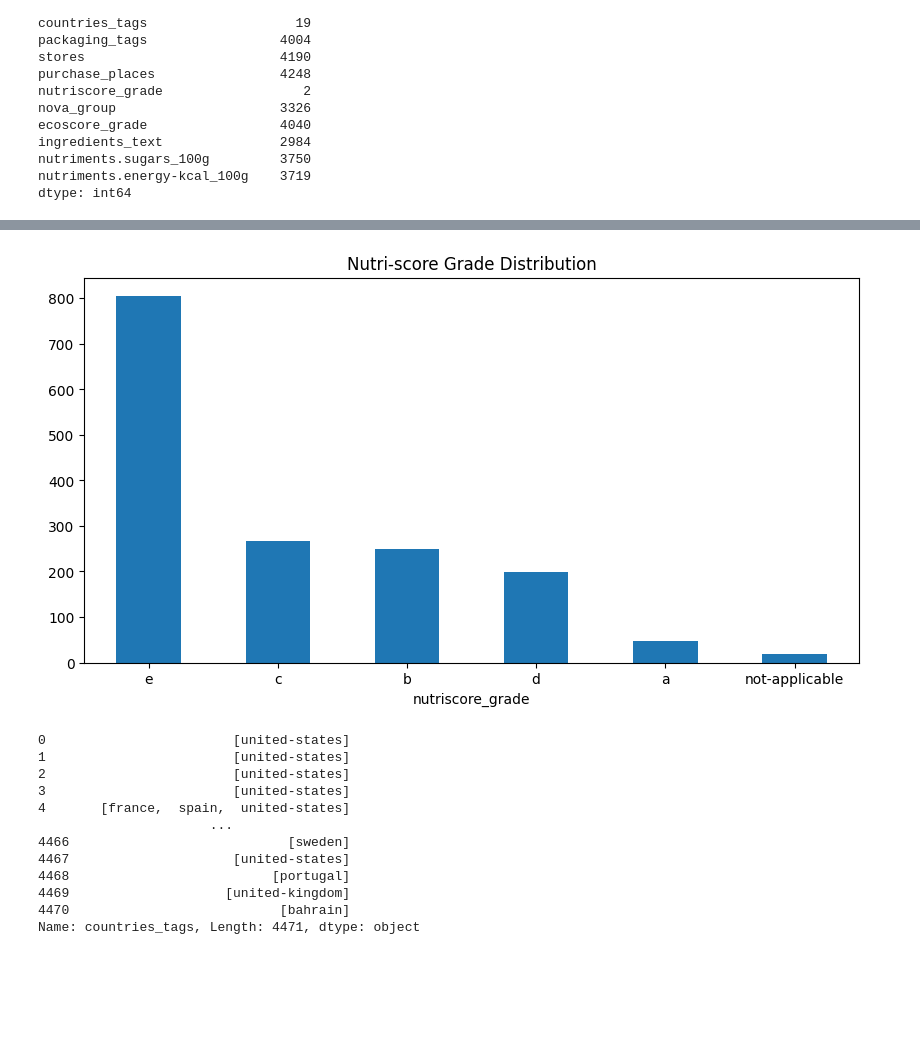
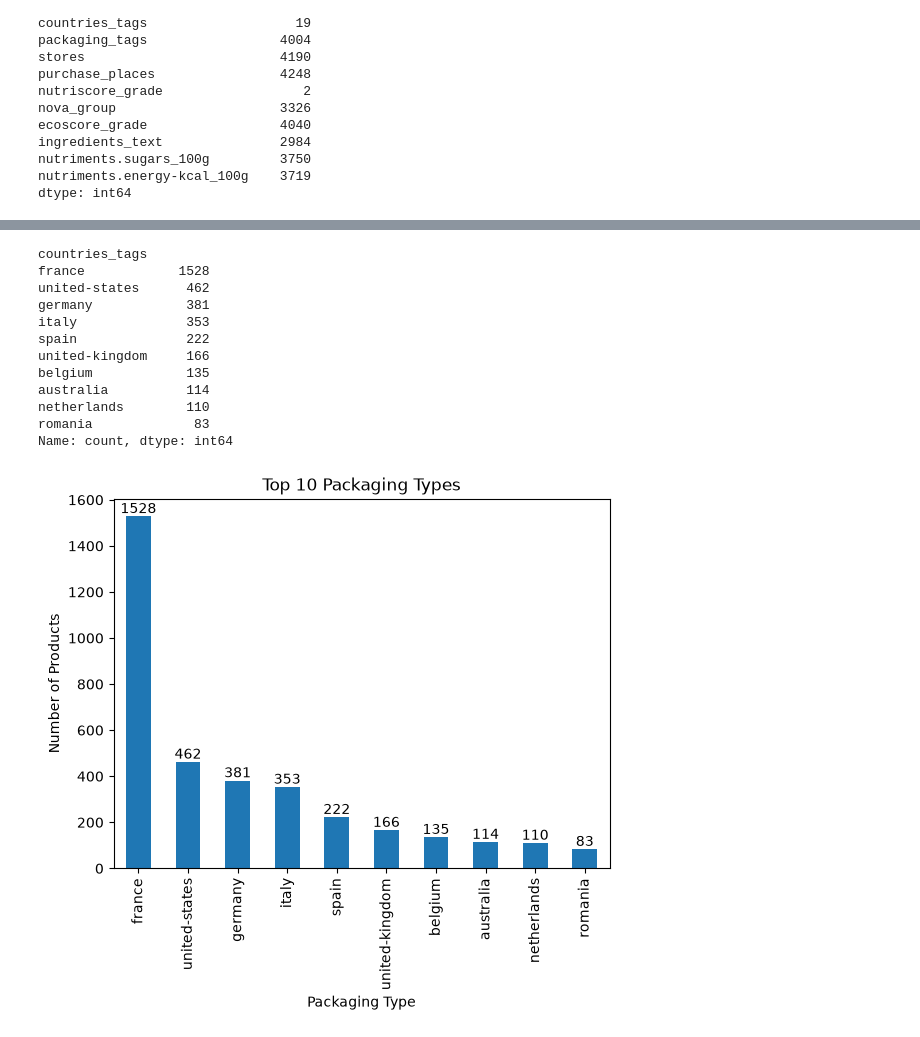
Before and after one commit to Codon-s/cpg-product-intelligence, a Jupyter notebook: project.ipynb, the cells around one changed output, grey strips where cells are left out. Saved outputs shown, nothing was run; the diff lists cells and outputs as text; code cells hidden in the pictures; blank space fills up the shorter version.

```diff
--- a/project.ipynb
+++ b/project.ipynb
@@ -68,2 +116,2 @@ df.countries_tags=df['countries_tags'].fillna('unknown')
 # %%
-df.stores=df.stores.fillna('unknown')
+df.categories_tags.unique()
@@ -70,2 +136,2 @@ df.stores=df.stores.fillna('unknown')
 # %%
-df.purchase_places=df.purchase_places.fillna('unknown')
+df.countries_tags.unique()
@@ -72,2 +156,2 @@ df.purchase_places=df.purchase_places.fillna('unknown')
 # %%
-df.nutriscore_grade=df.nutriscore_grade.fillna('unknown')
+df.packaging_tags.unique()
@@ -74,2 +176,2 @@ df.nutriscore_grade=df.nutriscore_grade.fillna('unknown')
 # %%
-df.eco_grade=df.ecoscore_grade.fillna('unknown')
+df.stores.unique()
@@ -168,26 +300,30 @@ WE DROP UNKNOWN COLUMN(IT CONTAINS 316 COUNTS)
 # %%
-df.nutriscore_grade.value_counts().drop('unknown',errors='ignore').plot(
- kind ='bar',
- figsize =(10, 5),
- title ='Nutri-score Grade Distribution'
-)
-plt.xticks(rotation=0)
+d_clean = df['packaging_tags'].str.split(',').explode()
+
+d_clean = df_clean.str.strip()
+
+d_clean = df_clean[df_clean != 'unknown']
+
+d_clean.value_counts().head(10).plot(kind='bar')
+display(d_clean.value_counts().head(10))
+
+plt.title('Top 10 Packaging Types')
+plt.xlabel('Packaging Type')
+plt.ylabel('Number of Products')
+plt.xticks(rotation=90)
+plt.bar_label(plt.gca().containers[0])
 plt.show()
 # %% [output]
+countries_tags
+france            1528
+united-states      462
+germany            381
+italy              353
+spain              222
+united-kingdom     166
+belgium            135
+australia          114
+netherlands        110
+romania             83
+Name: count, dtype: int64
-[figure, old version]
+[figure, new version]
-# %%
-raw_countries = df.countries_tags.str.split(',')
-raw_countries
-# %% [output]
-0                        [united-states]
-1                        [united-states]
-2                        [united-states]
-3                        [united-states]
-4       [france,  spain,  united-states]
-                      ...
-4466                            [sweden]
-4467                     [united-states]
-4468                          [portugal]
-4469                    [united-kingdom]
-4470                           [bahrain]
-Name: countries_tags, Length: 4471, dtype: object
```
Also changed, not shown: parts of 72 cells of this notebook, 1 other file.
